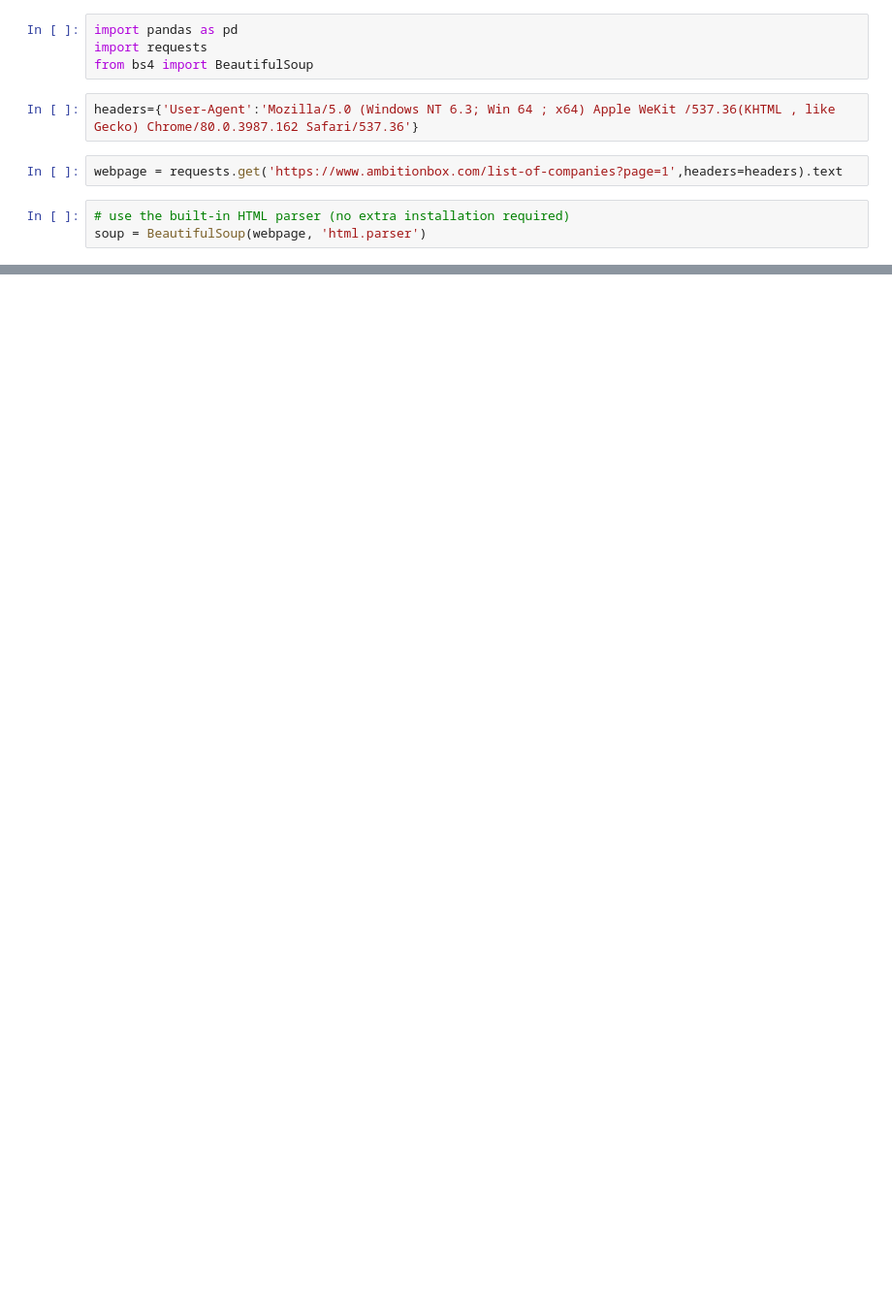
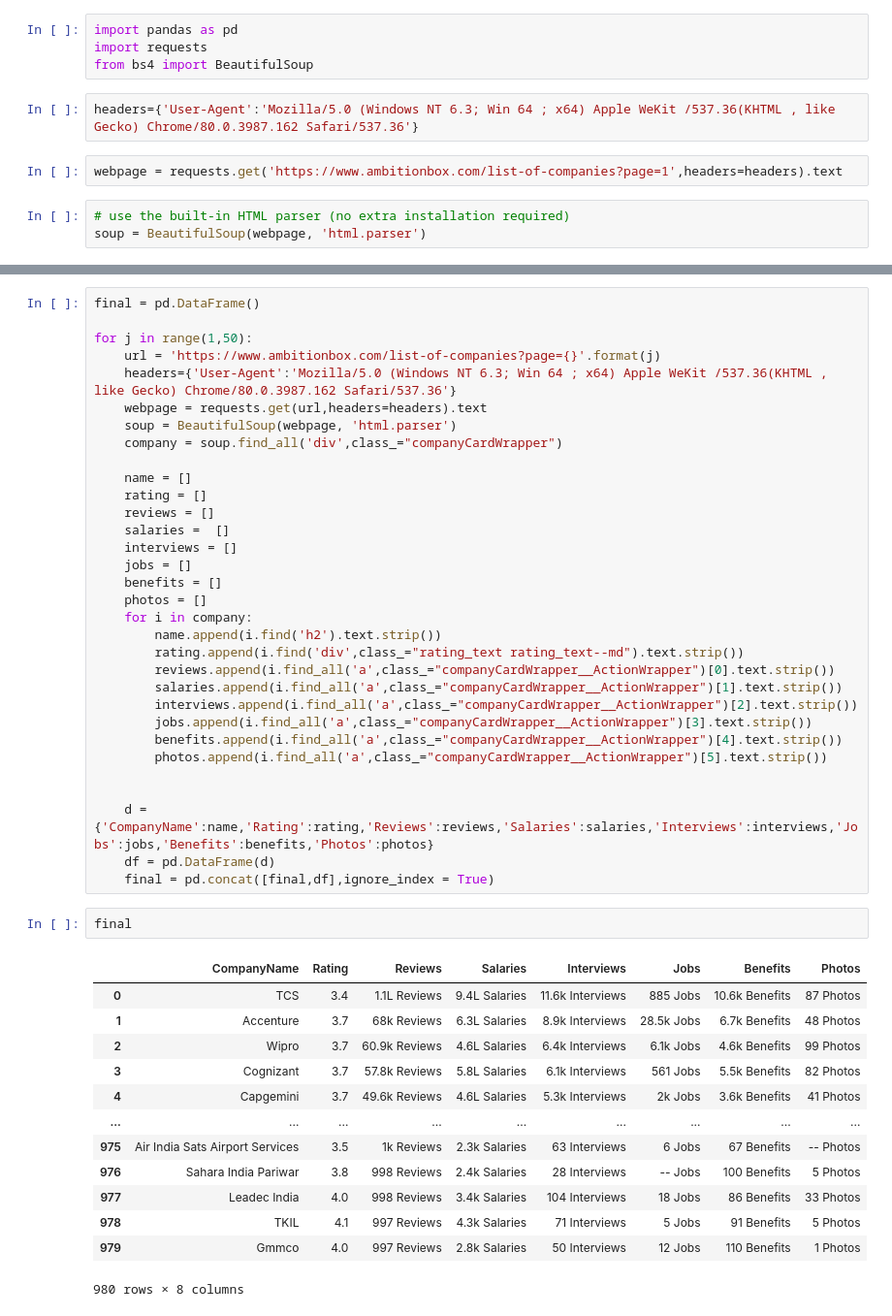
Before and after one commit to Nitin-Prata/ML-Practical-Concepts, a Jupyter notebook: web-scraping/ambition-box-web-scraoing.ipynb, the cells around one changed output, grey strips where cells are left out. Shown: that part at 97% size. Cells and saved outputs as stored; diff of their text form; blank space fills up the shorter version.

Commit message:
ambition-box-web-scraping

```diff
--- a/web-scraping/ambition-box-web-scraoing.ipynb
+++ b/web-scraping/ambition-box-web-scraoing.ipynb
@@ -52,0 +75,48 @@ LTIMindtree
+# %%
+final = pd.DataFrame()
+
+for j in range(1,50):
+    url = 'https://www.ambitionbox.com/list-of-companies?page={}'.format(j)
+    headers={'User-Agent':'Mozilla/5.0 (Windows NT 6.3; Win 64 ; x64) Apple WeKit /537.36(KHTML , like Gecko) Chrome/80.0.3987.162 Safari/537.36'}
+    webpage = requests.get(url,headers=headers).text
+    soup = BeautifulSoup(webpage, 'html.parser')
+    company = soup.find_all('div',class_="companyCardWrapper")
+
+    name = []
+    rating = []
+    reviews = []
+    salaries =  []
+    interviews = []
+    jobs = []
+    benefits = []
+    photos = []
+    for i in company:
+        name.append(i.find('h2').text.strip())
+        rating.append(i.find('div',class_="rating_text rating_text--md").text.strip())
+        reviews.append(i.find_all('a',class_="companyCardWrapper__ActionWrapper")[0].text.strip())
+        salaries.append(i.find_all('a',class_="companyCardWrapper__ActionWrapper")[1].text.strip())
+        interviews.append(i.find_all('a',class_="companyCardWrapper__ActionWrapper")[2].text.strip())
+        jobs.append(i.find_all('a',class_="companyCardWrapper__ActionWrapper")[3].text.strip())
+        benefits.append(i.find_all('a',class_="companyCardWrapper__ActionWrapper")[4].text.strip())
+        photos.append(i.find_all('a',class_="companyCardWrapper__ActionWrapper")[5].text.strip())
+
+
+    d = {'CompanyName':name,'Rating':rating,'Reviews':reviews,'Salaries':salaries,'Interviews':interviews,'Jobs':jobs,'Benefits':benefits,'Photos':photos}
+    df = pd.DataFrame(d)
+    final = pd.concat([final,df],ignore_index = True)
+# %%
+final
+# %% [output]
+|  | CompanyName | Rating | Reviews | Salaries | Interviews | Jobs | Benefits | Photos |
+| 0 | TCS | 3.4 | 1.1L Reviews | 9.4L Salaries | 11.6k Interviews | 885 Jobs | 10.6k Benefits | 87 Photos |
+| 1 | Accenture | 3.7 | 68k Reviews | 6.3L Salaries | 8.9k Interviews | 28.5k Jobs | 6.7k Benefits | 48 Photos |
+| 2 | Wipro | 3.7 | 60.9k Reviews | 4.6L Salaries | 6.4k Interviews | 6.1k Jobs | 4.6k Benefits | 99 Photos |
+| 3 | Cognizant | 3.7 | 57.8k Reviews | 5.8L Salaries | 6.1k Interviews | 561 Jobs | 5.5k Benefits | 82 Photos |
+| 4 | Capgemini | 3.7 | 49.6k Reviews | 4.6L Salaries | 5.3k Interviews | 2k Jobs | 3.6k Benefits | 41 Photos |
+| ... | ... | ... | ... | ... | ... | ... | ... | ... |
+| 975 | Air India Sats Airport Services | 3.5 | 1k Reviews | 2.3k Salaries | 63 Interviews | 6 Jobs | 67 Benefits | -- Photos |
+| 976 | Sahara India Pariwar | 3.8 | 998 Reviews | 2.4k Salaries | 28 Interviews | -- Jobs | 100 Benefits | 5 Photos |
+| 977 | Leadec India | 4.0 | 998 Reviews | 3.4k Salaries | 104 Interviews | 18 Jobs | 86 Benefits | 33 Photos |
+| 978 | TKIL | 4.1 | 997 Reviews | 4.3k Salaries | 71 Interviews | 5 Jobs | 91 Benefits | 5 Photos |
+| 979 | Gmmco | 4.0 | 997 Reviews | 2.8k Salaries | 50 Interviews | 12 Jobs | 110 Benefits | 1 Photos |
+980 rows × 8 columns
```
Also changed, not shown: parts of 4 cells of this notebook.
